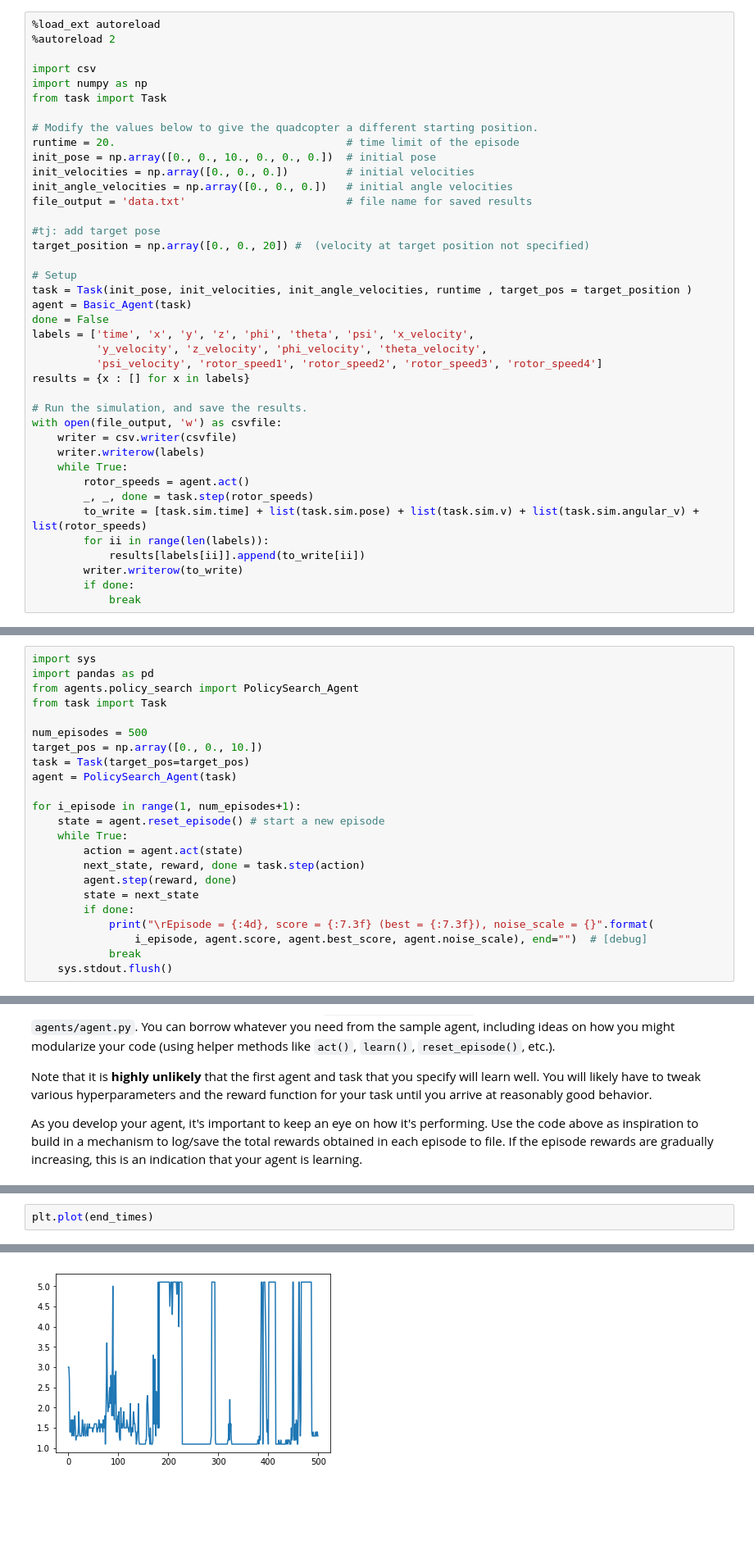
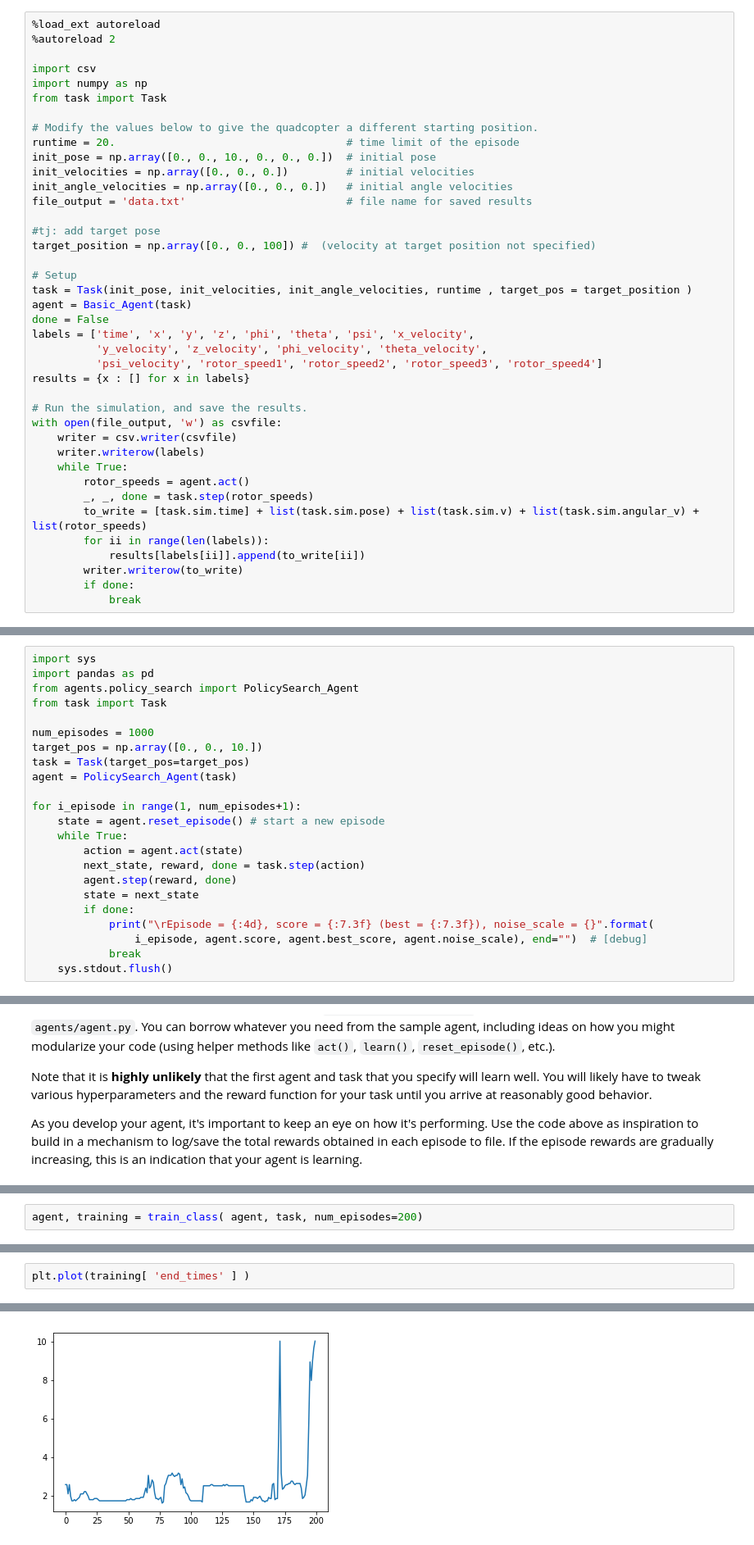
Before and after one commit to gotamist/deep-learning, a Jupyter notebook: Quadcopter_Project.ipynb, the cells around one changed output, grey strips where cells are left out. Shown at 82% size. Saved outputs shown, nothing was run; the diff lists cells and outputs as text; blank space fills up the shorter version.

Commit message:
This overshoots the target, but then crashes

```diff
--- a/Quadcopter_Project.ipynb
+++ b/Quadcopter_Project.ipynb
@@ -60,7 +60,7 @@ init_angle_velocities = np.array([0., 0., 0.])   # initial angle velocities
 file_output = 'data.txt'                         # file name for saved results
 
 #tj: add target pose
-target_position = np.array([0., 0., 20]) #  (velocity at target position not specified)
+target_position = np.array([0., 0., 100]) #  (velocity at target position not specified)
 
 # Setup
 task = Task(init_pose, init_velocities, init_angle_velocities, runtime , target_pos = target_position )
@@ -184,7 +191,7 @@ import pandas as pd
 from agents.policy_search import PolicySearch_Agent
 from task import Task
 
-num_episodes = 500
+num_episodes = 1000
 target_pos = np.array([0., 0., 10.])
 task = Task(target_pos=target_pos)
 agent = PolicySearch_Agent(task)
@@ -313,0 +330,2 @@ Episode =  499, end time= 1.30, episode_reward = 18.1, best episode reward = 103
+# %%
+agent, training = train_class( agent, task, num_episodes=200)
@@ -320,6 +340,6 @@ plt.plot(total_rewards)
 # %%
-plt.plot(end_times)
+plt.plot(training[ 'end_times' ] )
 # %% [output]
 [<matplotlib.lines.Line2D at 0x...>]
-[figure, old version]
+[figure, new version]
 # %%
```
Also changed, not shown: parts of 25 cells of this notebook.
